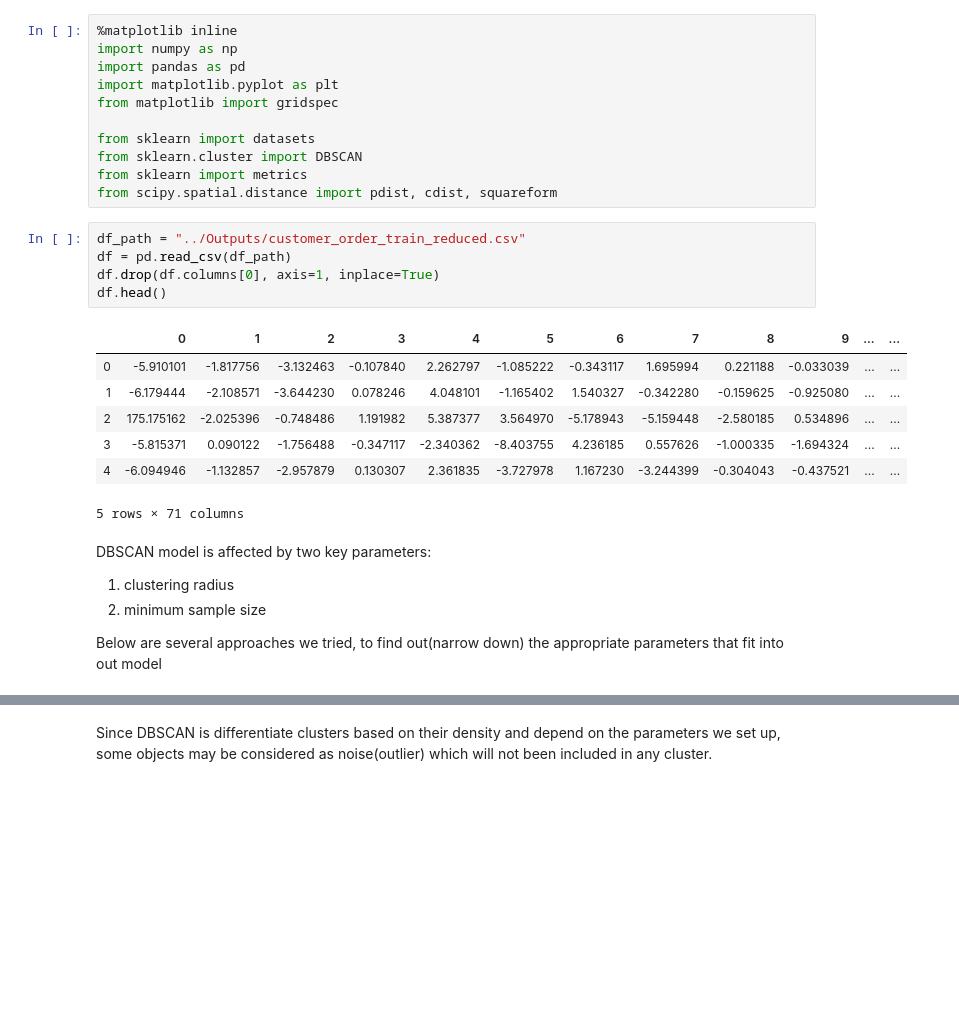
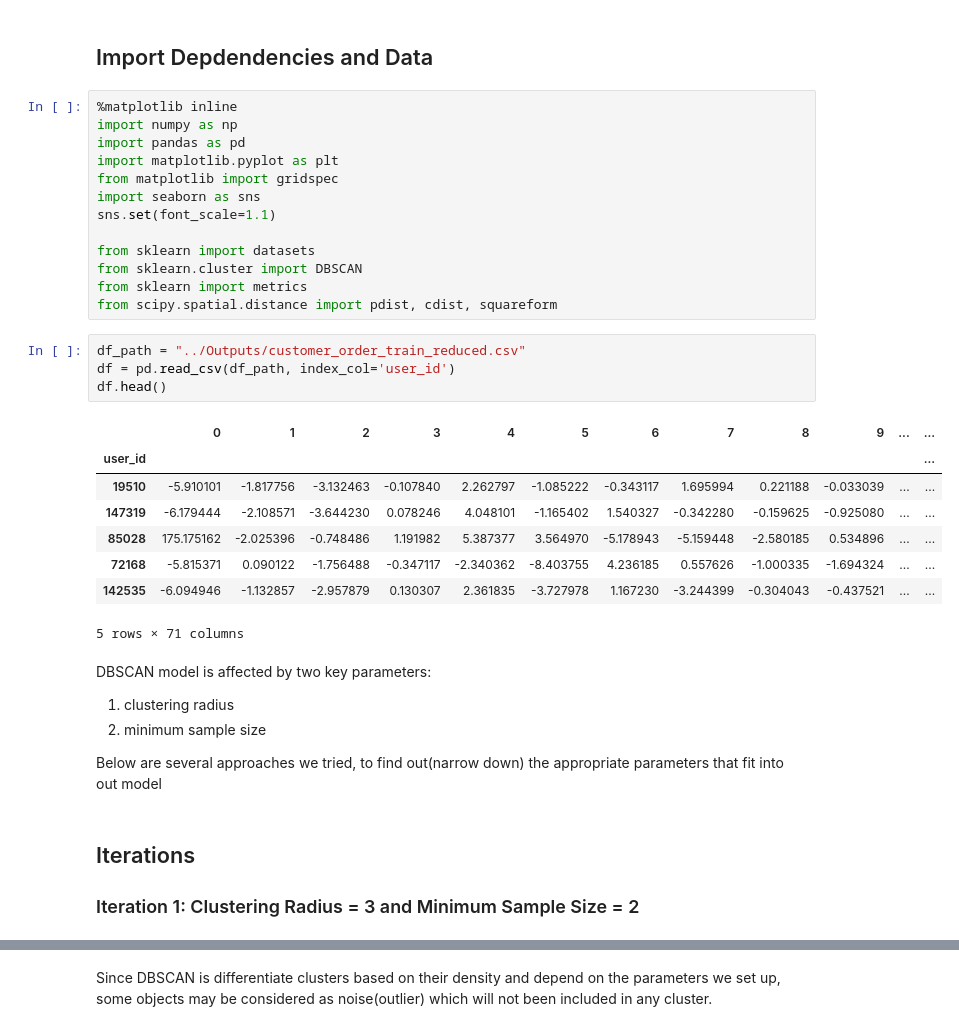
Before and after one commit to arthurcw/NWDS_Instacart, a Jupyter notebook: CustomerSegmentation/3_DBSCAN.ipynb, the cells around one changed output, grey strips where cells are left out. Saved outputs shown, nothing was run; the diff lists cells and outputs as text; blank space fills up the shorter version.

```diff
--- a/CustomerSegmentation/3_DBSCAN.ipynb
+++ b/CustomerSegmentation/3_DBSCAN.ipynb
@@ -1,9 +8,13 @@
+# %% [markdown]
+## Import Depdendencies and Data
 # %%
 %matplotlib inline
 import numpy as np
 import pandas as pd
 import matplotlib.pyplot as plt
 from matplotlib import gridspec
+import seaborn as sns
+sns.set(font_scale=1.1)
 
 from sklearn import datasets
 from sklearn.cluster import DBSCAN
@@ -11,16 +22,16 @@ from sklearn import metrics
 from scipy.spatial.distance import pdist, cdist, squareform
 # %%
 df_path = "../Outputs/customer_order_train_reduced.csv"
-df = pd.read_csv(df_path)
-df.drop(df.columns[0], axis=1, inplace=True)
+df = pd.read_csv(df_path, index_col='user_id')
 df.head()
 # %% [output]
 |  | 0 | 1 | 2 | 3 | 4 | 5 | 6 | 7 | 8 | 9 | ... | ... |
-| 0 | -5.910101 | -1.817756 | -3.132463 | -0.107840 | 2.262797 | -1.085222 | -0.343117 | 1.695994 | 0.221188 | -0.033039 | ... | ... |
-| 1 | -6.179444 | -2.108571 | -3.644230 | 0.078246 | 4.048101 | -1.165402 | 1.540327 | -0.342280 | -0.159625 | -0.925080 | ... | ... |
-| 2 | 175.175162 | -2.025396 | -0.748486 | 1.191982 | 5.387377 | 3.564970 | -5.178943 | -5.159448 | -2.580185 | 0.534896 | ... | ... |
-| 3 | -5.815371 | 0.090122 | -1.756488 | -0.347117 | -2.340362 | -8.403755 | 4.236185 | 0.557626 | -1.000335 | -1.694324 | ... | ... |
-| 4 | -6.094946 | -1.132857 | -2.957879 | 0.130307 | 2.361835 | -3.727978 | 1.167230 | -3.244399 | -0.304043 | -0.437521 | ... | ... |
+| user_id |  |  |  |  |  |  |  |  |  |  |  | ... |
+| 19510 | -5.910101 | -1.817756 | -3.132463 | -0.107840 | 2.262797 | -1.085222 | -0.343117 | 1.695994 | 0.221188 | -0.033039 | ... | ... |
+| 147319 | -6.179444 | -2.108571 | -3.644230 | 0.078246 | 4.048101 | -1.165402 | 1.540327 | -0.342280 | -0.159625 | -0.925080 | ... | ... |
+| 85028 | 175.175162 | -2.025396 | -0.748486 | 1.191982 | 5.387377 | 3.564970 | -5.178943 | -5.159448 | -2.580185 | 0.534896 | ... | ... |
+| 72168 | -5.815371 | 0.090122 | -1.756488 | -0.347117 | -2.340362 | -8.403755 | 4.236185 | 0.557626 | -1.000335 | -1.694324 | ... | ... |
+| 142535 | -6.094946 | -1.132857 | -2.957879 | 0.130307 | 2.361835 | -3.727978 | 1.167230 | -3.244399 | -0.304043 | -0.437521 | ... | ... |
 5 rows × 71 columns
 # %% [markdown]
 DBSCAN model is affected by two key parameters:
@@ -29,6 +40,9 @@ DBSCAN model is affected by two key parameters:
 
 Below are several approaches we tried,
 to find out(narrow down) the appropriate parameters that fit into out model
+# %% [markdown]
+## Iterations
+### Iteration 1: Clustering Radius = 3 and Minimum Sample Size = 2
 # %%
 X = df.values
 # For the first tiral
```
Also changed, not shown: parts of 19 cells of this notebook, 1 other file.
